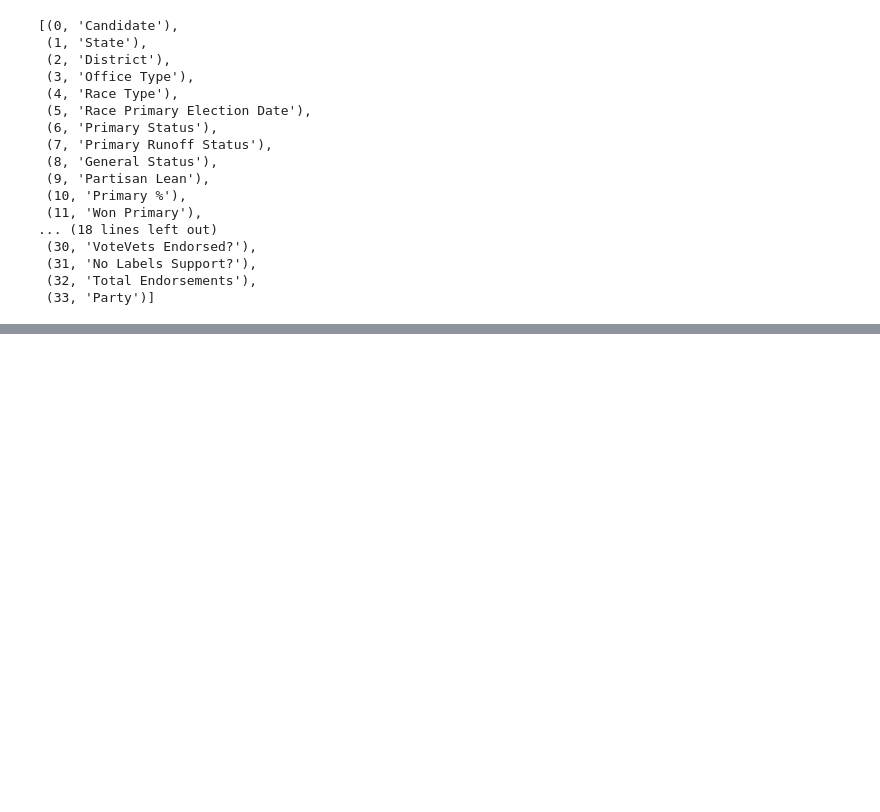
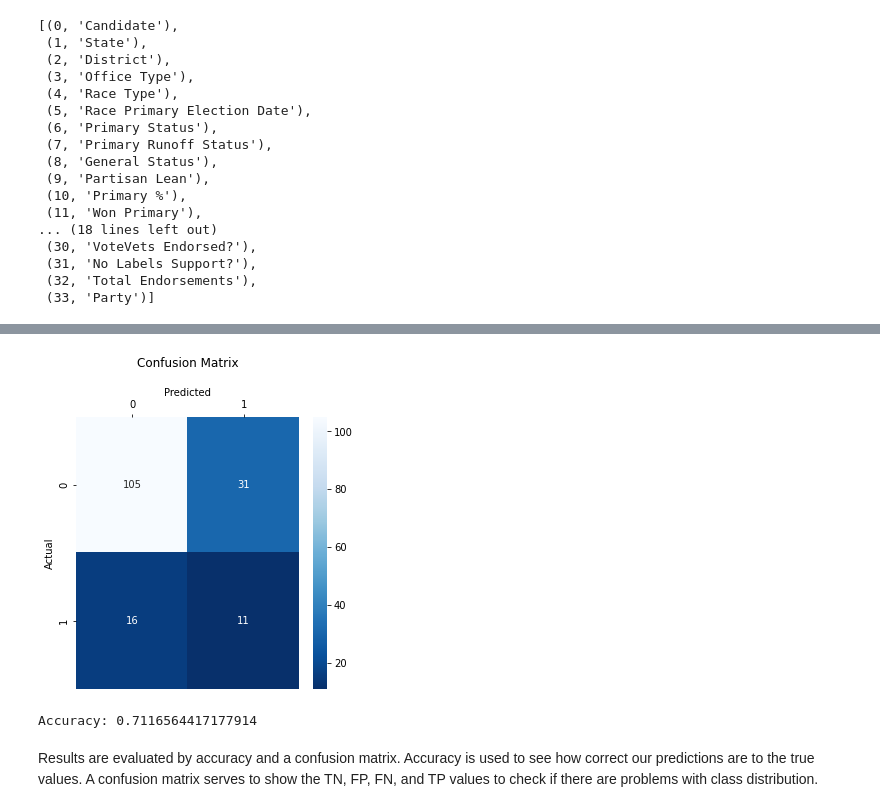
Before and after one commit to vsodem/d102_final_project, a Jupyter notebook: project.ipynb, the cells around one changed output, grey strips where cells are left out. Cells and saved outputs as stored; diff of their text form; code cells hidden in the pictures; blank space fills up the shorter version.

```diff
--- a/project.ipynb
+++ b/project.ipynb
@@ -616,0 +403,10 @@ eval_r_forest(r_for_result, test_dem_y)
+# %%
+def plot_confusion_matrix(matrix):
+    plt.figure(figsize=(5, 5))
+    ax = sns.heatmap(matrix, annot=True, fmt=',', cmap='Blues_r')
+    ax.xaxis.tick_top()
+    ax.xaxis.set_label_position('top')
+    plt.title('Confusion Matrix\n')
+    plt.ylabel('Actual')
+    plt.xlabel('Predicted')
+    plt.show();
@@ -616,0 +423,6 @@ eval_r_forest(r_for_result, test_dem_y)
+# %%
+# Train Test Split
+dem_x = dem[['Partisan Lean', 'Race', 'Veteran?', 'LGBTQ?', 'Elected Official?',
+             'Self-Funder?', 'STEM?', 'Obama Alum?', 'Party Support?']]
+dem_y = dem['Won Primary']
+train_dem_x, test_dem_x, train_dem_y, test_dem_y = train_test_split(dem_x, dem_y, test_size=.2, random_state=102)
@@ -616,0 +536,20 @@ eval_r_forest(r_for_result, test_dem_y)
+# %%
+# Eval Random Forest Result
+# We look at accuracy and confusion matrix result.
+# Confusion Matrix: TN, FP, FN, TP
+
+def eval_r_forest(results, test_y):
+    accuracy_comp = [r == y for r, y in zip(results, test_y)]
+    plot_confusion_matrix(confusion_matrix(results, test_y))
+    return np.mean(accuracy_comp)
+# %%
+# Non-Parametric: Random Forest
+r_forest = RandomForestClassifier().fit(train_dem_x, train_dem_y)
+# %%
+r_for_result = r_forest.predict(test_dem_x)
+print('Accuracy:', eval_r_forest(r_for_result, test_dem_y))
+# %% [output]
+[figure, added]
+Accuracy: 0.7116564417177914
+# %% [markdown]
+Results are evaluated by accuracy and a confusion matrix. Accuracy is used to see how correct our predictions are to the true values. A confusion matrix serves to show the TN, FP, FN, and TP values to check if there are problems with class distribution.
```
Also changed, not shown: parts of 53 cells of this notebook.
